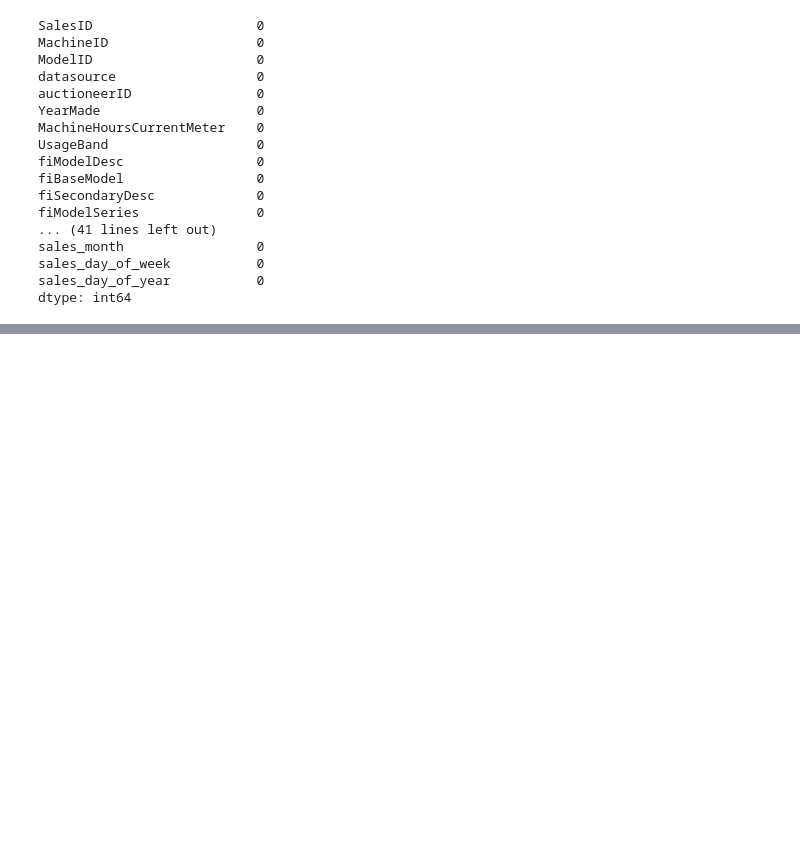
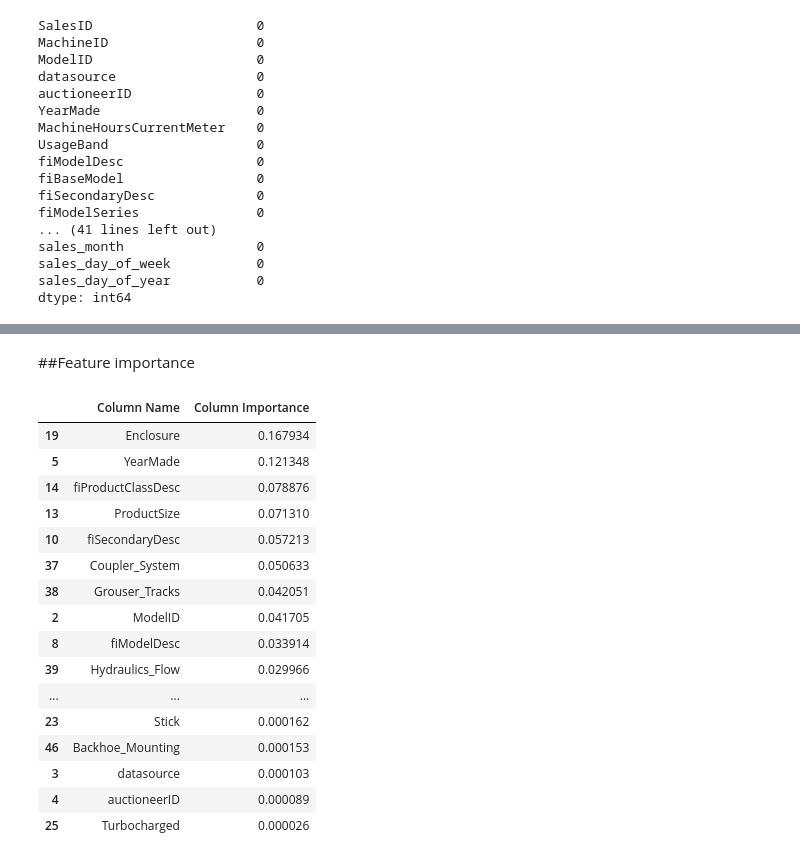
Before and after one commit to abbazs333/ML_dev_training, a Jupyter notebook: end_to_end_bulldozer_price_regression.ipynb, the cells around one changed output, grey strips where cells are left out. Cells and saved outputs as stored; diff of their text form; code cells hidden in the pictures; blank space fills up the shorter version.

```diff
--- a/end_to_end_bulldozer_price_regression.ipynb
+++ b/end_to_end_bulldozer_price_regression.ipynb
@@ -490,6 +489,6 @@ def reg_score(y_true, y_pred):
   print("MAE : " + str( mean_absolute_error(y_true, y_pred)))
   print("R^2 : " + str(r2_score(y_true, y_pred)) )
 # %%
-# model = RandomForestRegressor(n_jobs = -1,
-#                               random_state = 42)
-# model.fit(x_train,y_train)
+model = RandomForestRegressor(n_jobs = -1,
+                              random_state = 42)
+model.fit(x_train,y_train)
@@ -622,0 +628,10 @@ R^2 : 0.44637732533960583
+# %%
+# ideal model parameter (i didnt figure this out using random search cv as its power and time consuming so i used data from someone else who figured it out)
+%%time
+ideal_model = RandomForestRegressor(n_estimators=40,
+                                    min_samples_leaf= 1,
+                                    min_samples_split = 14,
+                                    max_features = 0.5,
+                                    n_jobs = -1,
+                                    max_samples = None)
+ideal_model.fit(x_train,y_train)
@@ -622,0 +701,25 @@ R^2 : 0.44637732533960583
+# %% [markdown]
+##Feature importance
+# %%
+df_fi = pd.DataFrame({"Column Name" : x_train.columns,
+                      "Column Importance" : ideal_model.feature_importances_})
+df_fi = df_fi.sort_values("Column Importance", ascending=False)
+df_fi
+# %% [output]
+|  | Column Name | Column Importance |
+| 19 | Enclosure | 0.167934 |
+| 5 | YearMade | 0.121348 |
+| 14 | fiProductClassDesc | 0.078876 |
+| 13 | ProductSize | 0.071310 |
+| 10 | fiSecondaryDesc | 0.057213 |
+| 37 | Coupler_System | 0.050633 |
+| 38 | Grouser_Tracks | 0.042051 |
+| 2 | ModelID | 0.041705 |
+| 8 | fiModelDesc | 0.033914 |
+| 39 | Hydraulics_Flow | 0.029966 |
+| ... | ... | ... |
+| 23 | Stick | 0.000162 |
+| 46 | Backhoe_Mounting | 0.000153 |
+| 3 | datasource | 0.000103 |
+| 4 | auctioneerID | 0.000089 |
+| 25 | Turbocharged | 0.000026 |
```
Also changed, not shown: parts of 29 cells of this notebook.
